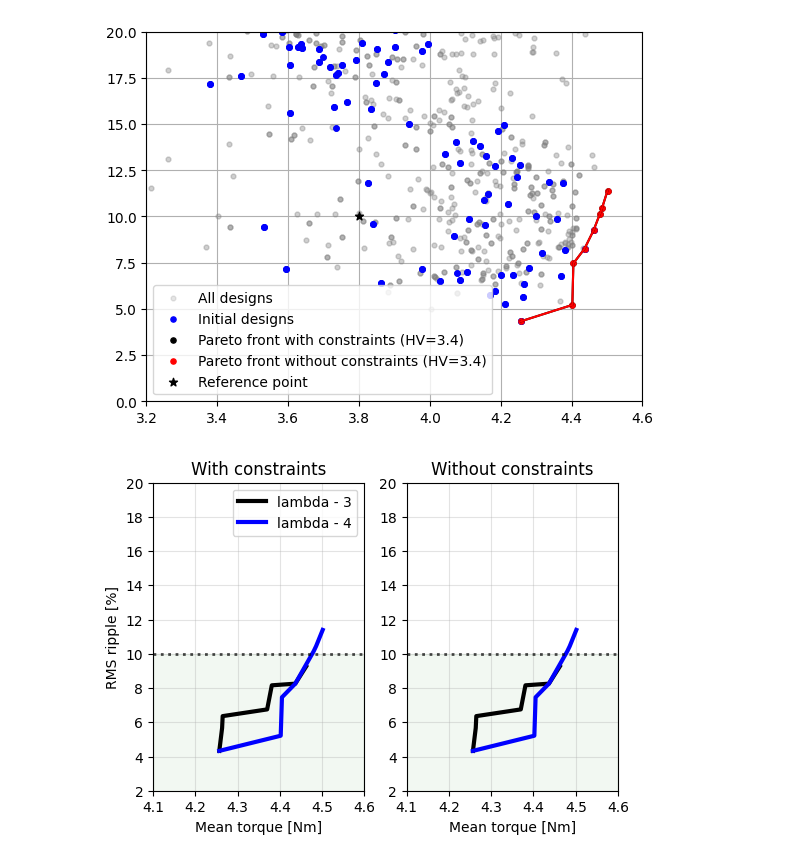
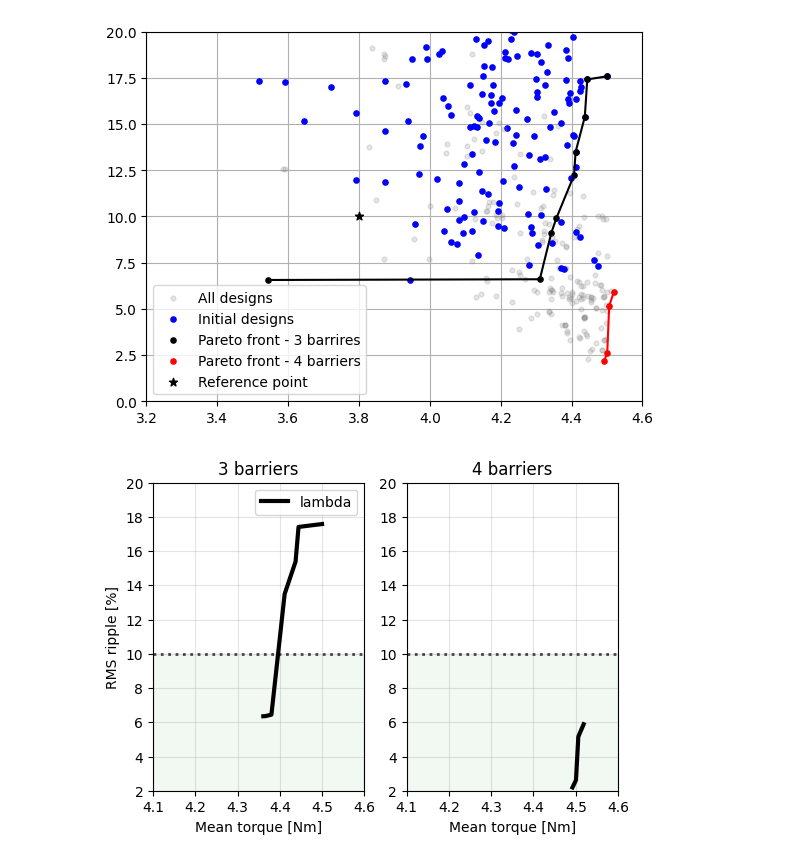
Before and after one commit to AI-RICE/MachineDesign, a Jupyter notebook: analyze.ipynb, the cells around one changed output. Saved outputs shown, nothing was run; the diff lists cells and outputs as text; code cells hidden in the pictures.

```diff
--- a/analyze.ipynb
+++ b/analyze.ipynb
@@ -26,12 +26,12 @@ def load_data(file_name):
 n_init = 100
 colors = ["black", "blue", "orange", "green"]
 methods_rename = {
-    "RandomBarrierGenerator_3": ("lambda - 3", "black"),
-    "RandomBarrierGenerator_4": ("lambda - 4", "blue"),
+    "RandomBarrierGenerator": ("lambda", "black"),
+    # "RandomBarrierGenerator_4": ("lambda - 4", "blue"),
 }
 labels = ["All designs", "Initial designs"]
 methods = list(methods_rename.keys())
-prefixes = ["", "old_"]
+prefixes = ["_3", "_4"]
 # %%
 for prefix in prefixes:
     X = {}
@@ -41,7 +41,7 @@ for prefix in prefixes:
     for prefix in prefixes:
         for method in methods:
             key = f"{prefix}{method}"
-            file_name = f"results_{method}.npz"
+            file_name = f"results_{method}{prefix}.npz"
             X[key], Y[key], _, idx = load_data(file_name)
             pareto_X[key] = X[key][idx]
             pareto_Y[key] = Y[key][idx]
@@ -66,7 +52,7 @@ data = pd.read_csv("results/metadata.csv")
 # %%
 
 plt.figure()
-for i in range(3, 6):
+for i in range(3, 5):
     data_subset = data[data["n_barriers"] == i]
     plt.scatter(data_subset["T"], data_subset["ripple"], label=i)
 plt.legend()
@@ -82,36 +64,36 @@ max_ripple = 0.1
 ref_point = [3.8, -max_ripple]
 hypervolume = Hypervolume(torch.tensor(ref_point))
 
 for i, prefix in enumerate(prefixes):
     Y_all = np.vstack([Y[f"{prefix}{method}"] for method in methods])
     Y_init = np.vstack([Y[f"{prefix}{method}"][:n_init] for method in methods])
     Y_orig = Y_all.copy()
     Y_orig[:, 1] = -1 / 100 * Y_orig[:, 1]
     _, idx = get_pareto(Y_orig)
     Y_pareto = Y_all[idx]
     hv = hypervolume.compute(torch.from_numpy(Y_orig))
 
     plt.scatter(Y_all[:, 0], Y_all[:, 1], color="gray", alpha=0.2, s=12, zorder=1, label=labels[0] if i == 0 else "")
     plt.scatter(Y_init[:, 0], Y_init[:, 1], color="blue", s=14, label=labels[1] if i == 0 else "")
     if i == 0:
         color = "black"
-        label = f"Pareto front with constraints (HV={100 * hv:.1f})"
+        label = f"Pareto front - 3 barrires"
     else:
         color = "red"
-        label = f"Pareto front without constraints (HV={100 * hv:.1f})"
+        label = f"Pareto front - 4 barriers"
     plt.scatter(Y_pareto[:, 0], Y_pareto[:, 1], color=color, s=14, label=label)
     plt.plot(Y_pareto[:, 0], Y_pareto[:, 1], color=color)
 plt.scatter([ref_point[0]], [-100 * ref_point[1]], color="black", label="Reference point", marker="*")
 
 plt.xlim([3.2, 4.6])
 plt.ylim([0, 20])
 plt.legend()
 plt.grid()
 ax = plt.gca()
 ax.set_axisbelow(True)
 plt.savefig("all_designs.png", dpi=600, bbox_inches="tight")
 # %% [output]
-[figure, old version]
+[figure, new version]
 # %%
 plt.figure(figsize=(6, 4))
 for i, prefix in enumerate(prefixes):
@@ -124,10 +106,10 @@ for i, prefix in enumerate(prefixes):
 
     if i == 0:
         plt.legend()
-        plt.title("With constraints")
+        plt.title("3 barriers")
         plt.ylabel("RMS ripple [%]")
     else:
-        plt.title("Without constraints")
+        plt.title("4 barriers")
 
     plt.xlabel("Mean torque [Nm]")
     plt.xlim([4.1, 4.6])
@@ -136,4 +118,4 @@ for i, prefix in enumerate(prefixes):
     ax.fill_between([4.1, 4.6], 0, 10, color="green", alpha=0.05)
 plt.savefig("result.png", dpi=600, bbox_inches="tight")
 # %% [output]
-[figure, old version]
+[figure, new version]
```
Also changed, not shown: parts of 3 cells of this notebook, 5 other files.
